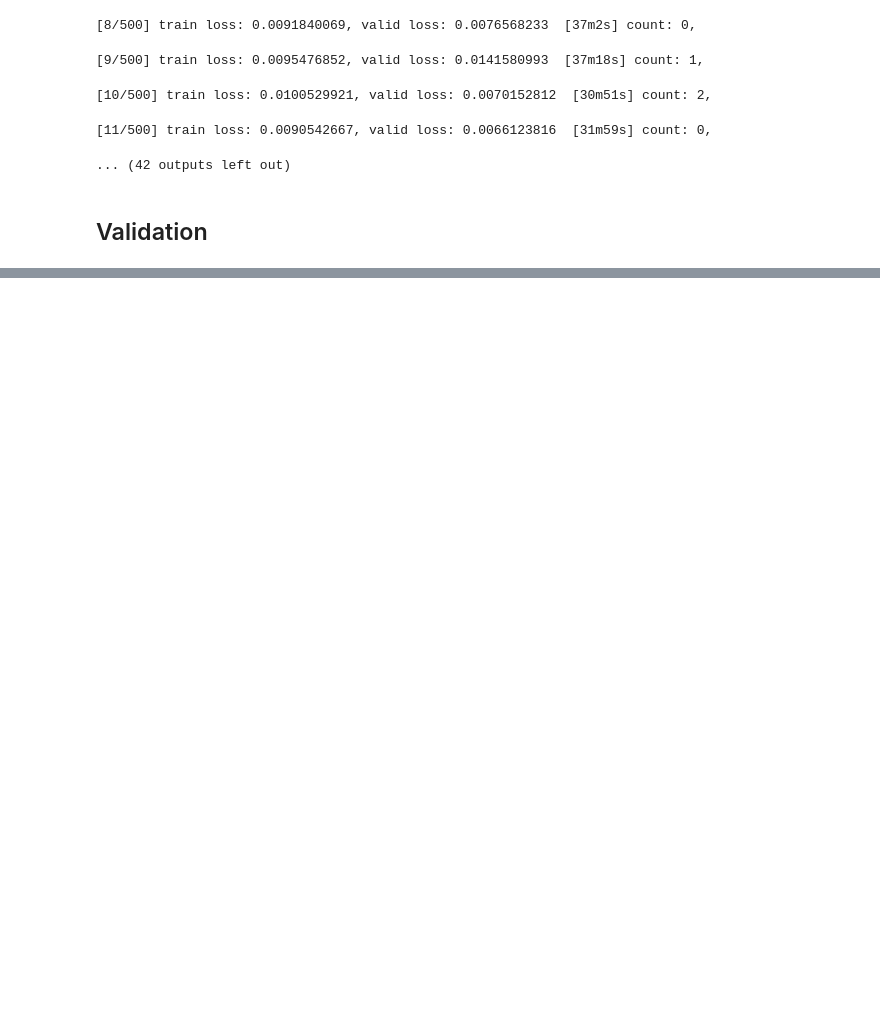
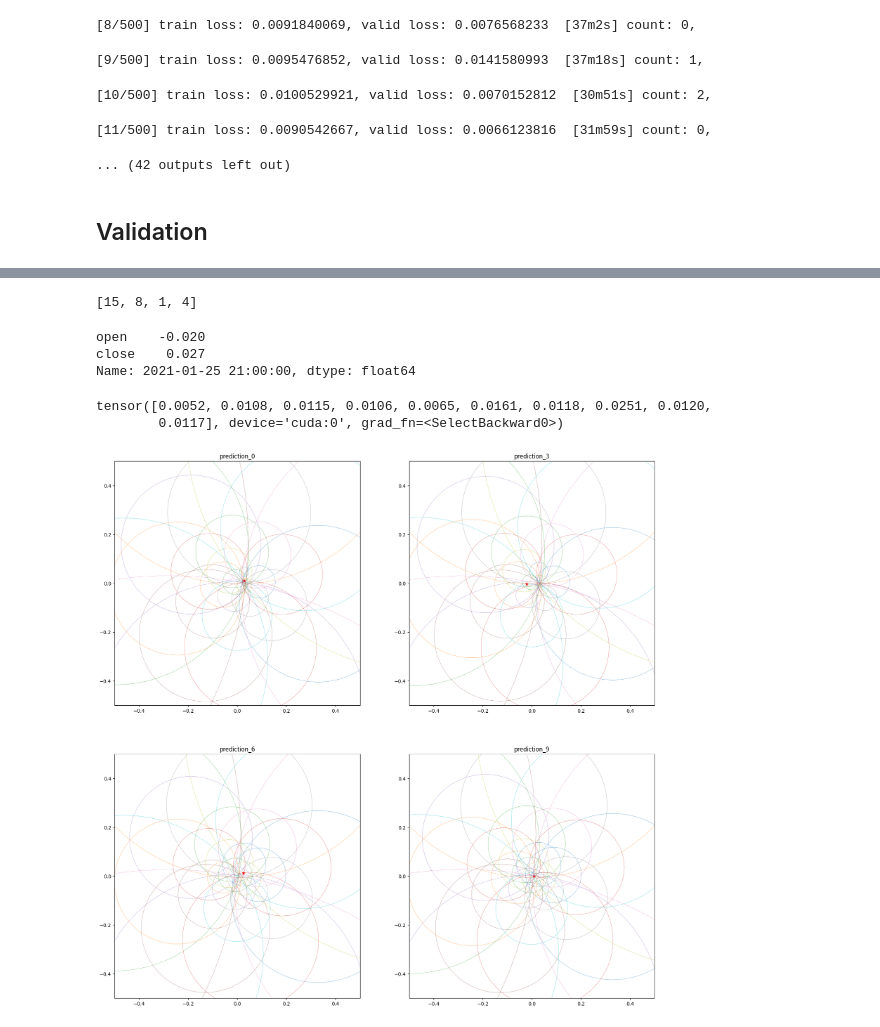
Before and after one commit to Naradice/stocknet_study, a Jupyter notebook: Models/Transformer/ClusterDistanceTransformer.ipynb, the cells around one changed output, grey strips where cells are left out. Saved outputs shown, nothing was run; the diff lists cells and outputs as text; code cells hidden in the pictures; blank space fills up the shorter version.

Commit message:
added reverted value plot

```diff
--- a/Models/Transformer/ClusterDistanceTransformer.ipynb
+++ b/Models/Transformer/ClusterDistanceTransformer.ipynb
@@ -787,6 +790,7 @@ model = model.to(device)
 # %%
 ds.eval()
-src, tgt = ds[:batch_size]
+initial_index = 0
+src, tgt = ds[initial_index: initial_index + batch_size]
 
 observation, obs_time = src
 ans, ans_time = tgt
@@ -792,0 +879,13 @@ ans, ans_time = tgt
+# %%
+counts
+# %% [output]
+[15, 8, 1, 4]
+# %%
+# confirm row data. we got chunk 0, so is data of initial_index
+first_index = ds.get_actual_index(initial_index)
+# check answers. analytic coord points almost the same the point (this is not a predicted value)
+df[columns].diff().dropna().iloc[first_index + observation_length-1]
+# %% [output]
+open    -0.020
+close    0.027
+Name: 2021-01-25 21:00:00, dtype: float64
@@ -792,0 +911,43 @@ ans, ans_time = tgt
+# %%
+preds_tgt[1:, 0, 0]
+# %% [output]
+tensor([0.0052, 0.0108, 0.0115, 0.0106, 0.0065, 0.0161, 0.0118, 0.0251, 0.0120,
+        0.0117], device='cuda:0', grad_fn=<SelectBackward0>)
+# %%
+# sample 1
+batch_index = 0
+# preds_tgt[0] is last value of observation. So we ignore it
+pred_distances = preds_tgt[1:, batch_index, :]
+pred_distances = pred_distances.cpu().detach().numpy()
+pred_distances = np.abs(pred_distances)
+# %%
+import matplotlib.pyplot as plt
+import math
+
+theta = np.linspace(0, 2*np.pi, 100)
+
+first_index = ds.get_actual_index(initial_index + batch_index)
+pre_indices = [0, 3, 6, 9]
+fig, axis = plt.subplots(2, 2, figsize=(20, 20))
+
+# diff_df is dataset to caliculate cluster distances
+diff_df = df[columns].diff().dropna()
+for i, pre_index in enumerate(pre_indices):
+    row_data = diff_df.iloc[first_index + observation_length + pre_index]
+    row = i // 2
+    column = i % 2
+
+    axis[row, column].scatter(row_data["open"], row_data["close"], color="red", marker="*")
+    axis[row, column].set_title(f"prediction_{pre_index}")
+    axis[row, column].set_xlim(-0.5, 0.5)
+    axis[row, column].set_ylim(-0.5, 0.5)
+    for index in range(30):
+        d = math.sqrt(pred_distances[pre_index, index])
+        x_circle = ds.centers[index, 0] + d * np.cos(theta)
+        y_circle = ds.centers[index, 1] + d * np.sin(theta)
+        axis[row, column].plot(x_circle, y_circle, linewidth=0.3)
+
+
+plt.show()
+# %% [output]
+[figure, added]
```
Also changed, not shown: parts of 43 cells of this notebook.
